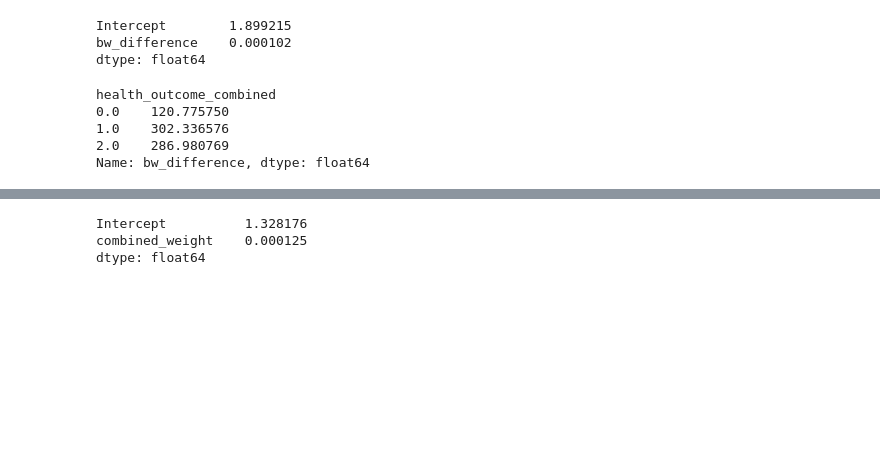
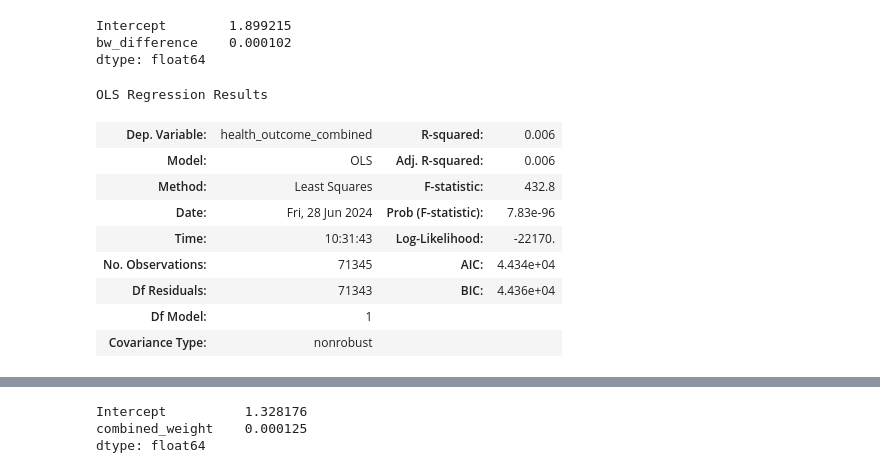
Before and after one commit to project-palooza/causal_inference, a Jupyter notebook: notebooks/twins_analysis_part2.ipynb, the cells around one changed output, grey strips where cells are left out. Drawn from its saved outputs; the diff is of its cells as text; code cells hidden in the pictures; blank space fills up the shorter version.

```diff
--- a/notebooks/twins_analysis_part2.ipynb
+++ b/notebooks/twins_analysis_part2.ipynb
@@ -135,15 +164,22 @@ result.summary()
 # %%
+# usually you'll hear people say:
 # "for a unit change in the predictor (x) (if you add 1 to the predictor) we expect a beta change in the predicted value (y)"
 
+# we want to say something more like:
 # "for a change of 100 grams in bw_difference we expect a .01 increase in health_outcome_combined"
+
+result.summary().tables[0]
+# %% [output]
+OLS Regression Results
+| Dep. Variable: | health_outcome_combined | R-squared: | 0.006 |
+| Model: | OLS | Adj. R-squared: | 0.006 |
+| Method: | Least Squares | F-statistic: | 432.8 |
+| Date: | Fri, 28 Jun 2024 | Prob (F-statistic): | 7.83e-96 |
+| Time: | 10:31:43 | Log-Likelihood: | -22170. |
+| No. Observations: | 71345 | AIC: | 4.434e+04 |
+| Df Residuals: | 71343 | BIC: | 4.436e+04 |
+| Df Model: | 1 |  |  |
+| Covariance Type: | nonrobust |  |  |
-# %%
-df.groupby("health_outcome_combined")['bw_difference'].mean()
-# %% [output]
-health_outcome_combined
-0.0    120.775750
-1.0    302.336576
-2.0    286.980769
-Name: bw_difference, dtype: float64
 # %%
 def health_outcome_regression_formula(bw_difference,intercept = 1.899215,beta_bw_difference = 0.000102):
 
```
Also changed, not shown: parts of 15 cells of this notebook.
